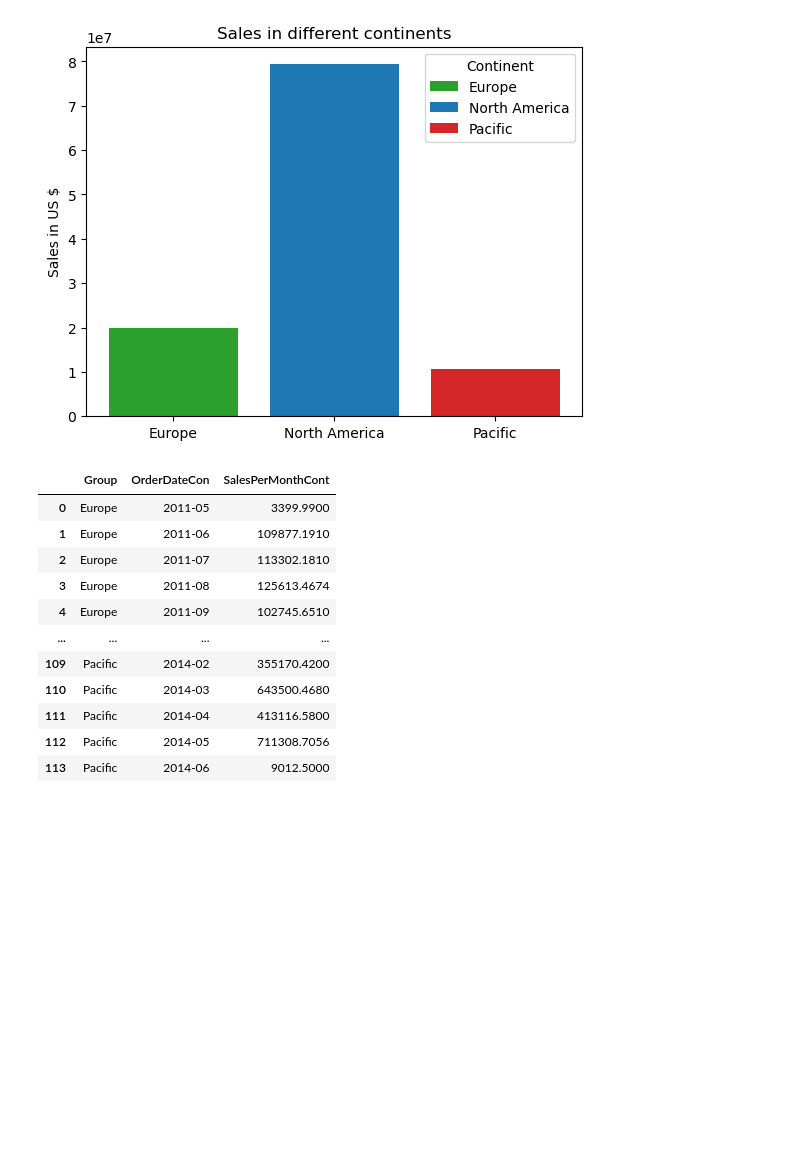
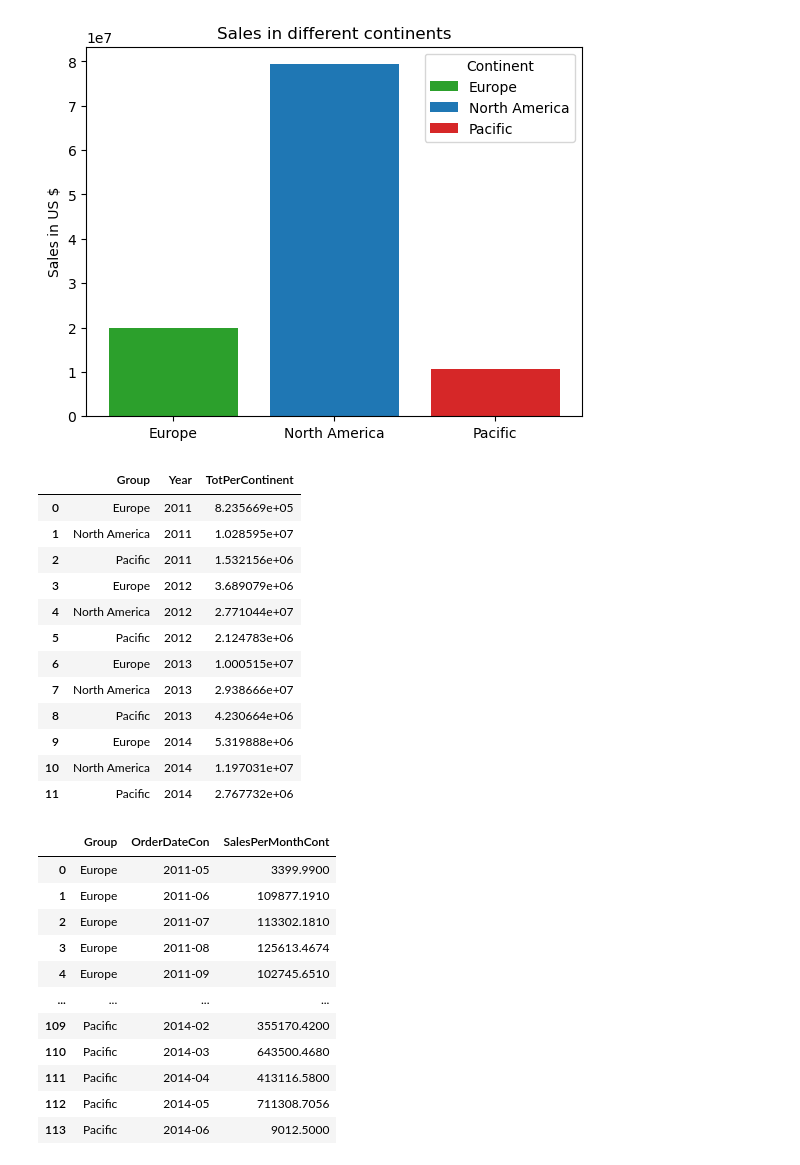
Before and after one commit to giorgio-solinas1980/sql, a Jupyter notebook: SqlKunskapKontroll.ipynb, the cells around one changed output. Cells and saved outputs as stored; diff of their text form; code cells hidden in the pictures; blank space fills up the shorter version.

```diff
--- a/SqlKunskapKontroll.ipynb
+++ b/SqlKunskapKontroll.ipynb
@@ -283,6 +292,26 @@ ax.legend(title='Continent')
 plt.show()
 # %% [output]
 [figure]
+# %%
+yearly_sales_continent_df = pd.read_sql(sql="""SELECT   b.[Group], Year(OrderDate) as Year, sum(SubTotal) as TotPerContinent FROM Sales.SalesOrderHeader as a
+INNER JOIN Sales.SalesTerritory as b on a.TerritoryID=b.TerritoryID
+GROUP BY b.[Group], Year(OrderDate)""", con= connection)
+# %%
+yearly_sales_continent_df
+# %% [output]
+|  | Group | Year | TotPerContinent |
+| 0 | Europe | 2011 | 8.235669e+05 |
+| 1 | North America | 2011 | 1.028595e+07 |
+| 2 | Pacific | 2011 | 1.532156e+06 |
+| 3 | Europe | 2012 | 3.689079e+06 |
+| 4 | North America | 2012 | 2.771044e+07 |
+| 5 | Pacific | 2012 | 2.124783e+06 |
+| 6 | Europe | 2013 | 1.000515e+07 |
+| 7 | North America | 2013 | 2.938666e+07 |
+| 8 | Pacific | 2013 | 4.230664e+06 |
+| 9 | Europe | 2014 | 5.319888e+06 |
+| 10 | North America | 2014 | 1.197031e+07 |
+| 11 | Pacific | 2014 | 2.767732e+06 |
 # %%
 montly_sales_continent_df = pd.read_sql(sql=
     """SELECT   b.[Group],
```
Also changed, not shown: parts of 18 cells of this notebook, 1 other file.
